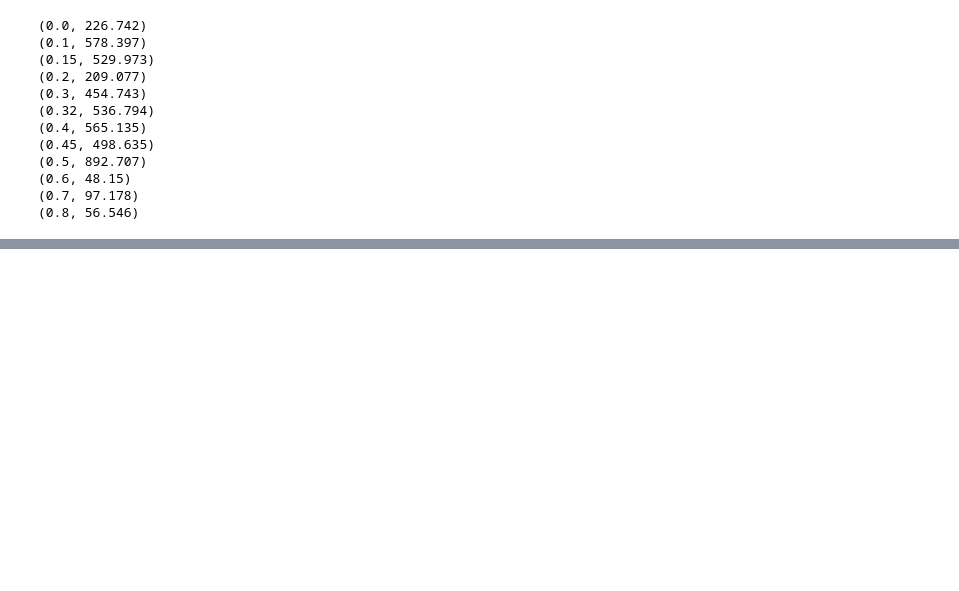
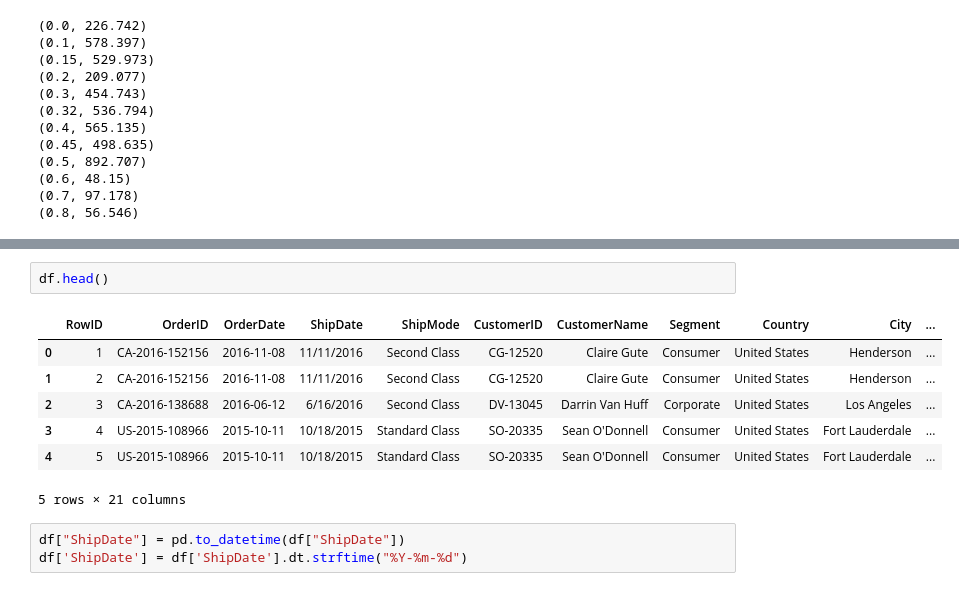
Before and after one commit to shan19990/Super_Store-Data-Analysis-Project, a Jupyter notebook: Super_Store.ipynb, the cells around one changed output, grey strips where cells are left out. Saved outputs shown, nothing was run; the diff lists cells and outputs as text; blank space fills up the shorter version.

```diff
--- a/Super_Store.ipynb
+++ b/Super_Store.ipynb
@@ -229,0 +230,13 @@ Text(0, 0.5, 'Discount')
+# %%
+df.head()
+# %% [output]
+|  | RowID | OrderID | OrderDate | ShipDate | ShipMode | CustomerID | CustomerName | Segment | Country | City | ... |
+| 0 | 1 | CA-2016-152156 | 2016-11-08 | 11/11/2016 | Second Class | CG-12520 | Claire Gute | Consumer | United States | Henderson | ... |
+| 1 | 2 | CA-2016-152156 | 2016-11-08 | 11/11/2016 | Second Class | CG-12520 | Claire Gute | Consumer | United States | Henderson | ... |
+| 2 | 3 | CA-2016-138688 | 2016-06-12 | 6/16/2016 | Second Class | DV-13045 | Darrin Van Huff | Corporate | United States | Los Angeles | ... |
+| 3 | 4 | US-2015-108966 | 2015-10-11 | 10/18/2015 | Standard Class | SO-20335 | Sean O'Donnell | Consumer | United States | Fort Lauderdale | ... |
+| 4 | 5 | US-2015-108966 | 2015-10-11 | 10/18/2015 | Standard Class | SO-20335 | Sean O'Donnell | Consumer | United States | Fort Lauderdale | ... |
+5 rows × 21 columns
+# %%
+df["ShipDate"] = pd.to_datetime(df["ShipDate"])
+df['ShipDate'] = df['ShipDate'].dt.strftime("%Y-%m-%d")
```
Also changed, not shown: parts of 16 cells of this notebook, 2 other files.
